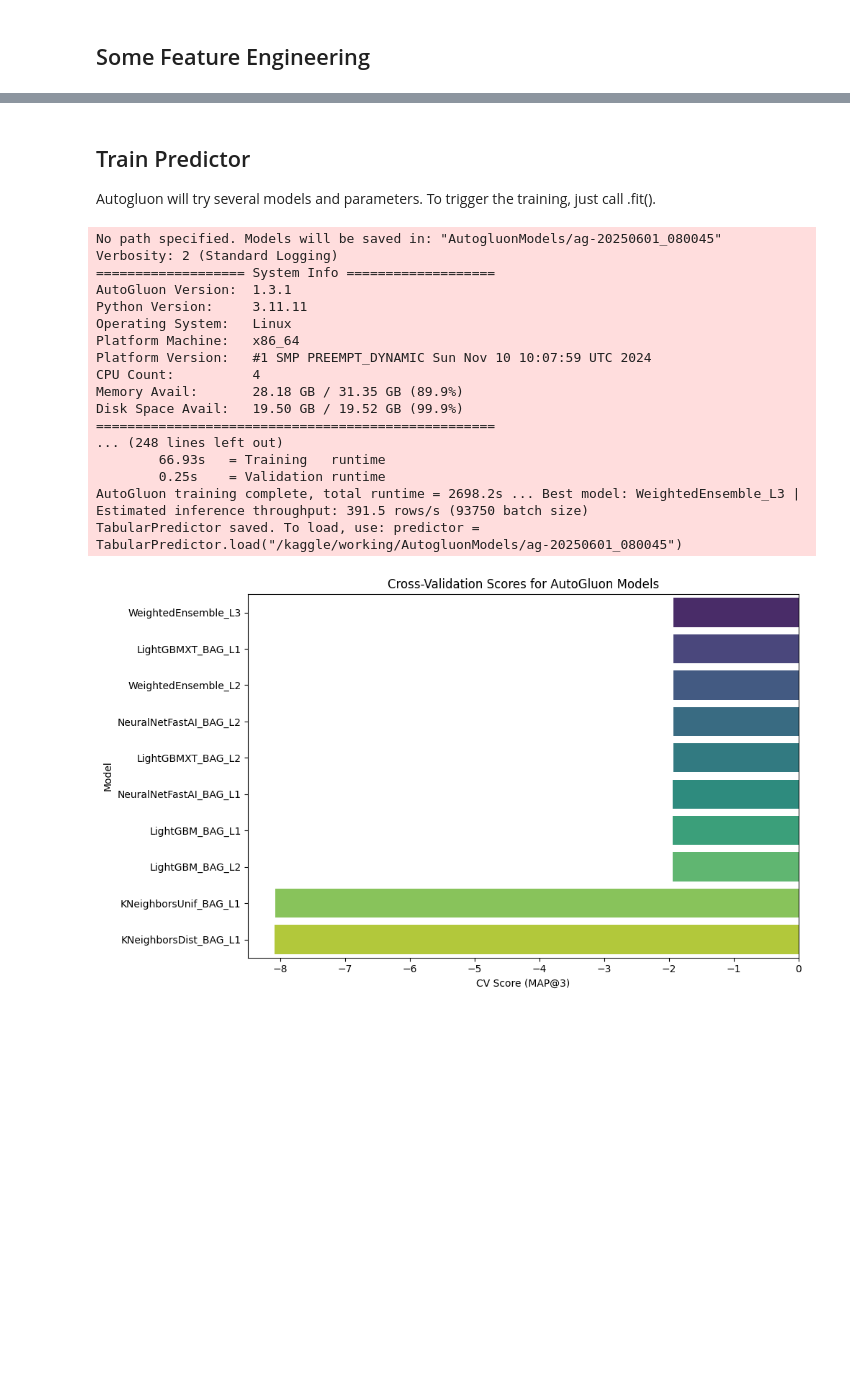
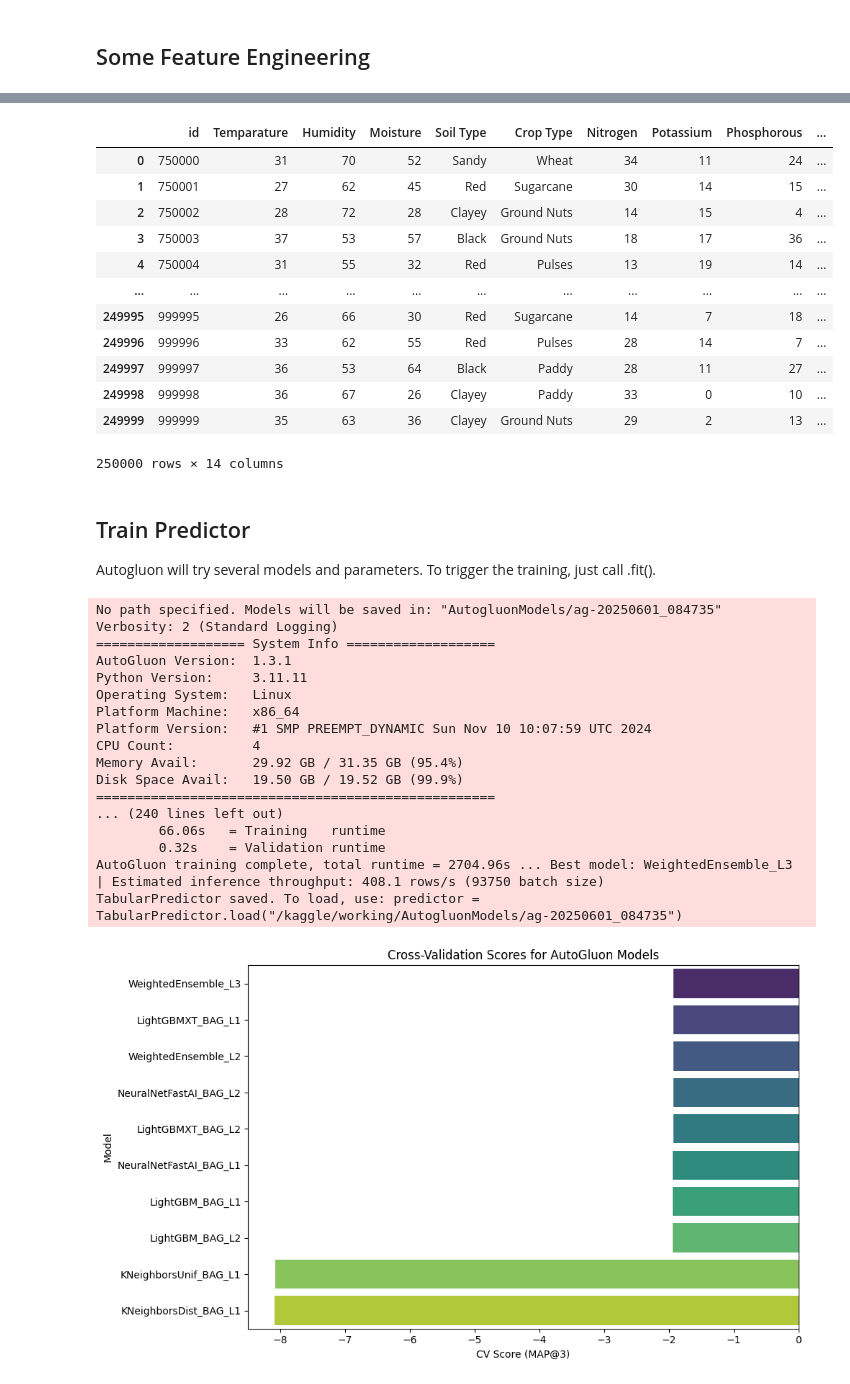
Before and after one commit to dalloliogm/humboldt_and_gauss, a Jupyter notebook: autogluon-approach.ipynb, the cells around one changed output, grey strips where cells are left out. Cells and saved outputs as stored; diff of their text form; code cells hidden in the pictures; blank space fills up the shorter version.

```diff
--- a/autogluon-approach.ipynb
+++ b/autogluon-approach.ipynb
@@ -111,3 +141,19 @@ test['Crop_Temp_bin'] = test['Crop Type'] + '_' + test['Temp_bin'].astype(str)
+# %%
+X_test
+# %% [output]
+|  | id | Temparature | Humidity | Moisture | Soil Type | Crop Type | Nitrogen | Potassium | Phosphorous | ... |
+| 0 | 750000 | 31 | 70 | 52 | Sandy | Wheat | 34 | 11 | 24 | ... |
+| 1 | 750001 | 27 | 62 | 45 | Red | Sugarcane | 30 | 14 | 15 | ... |
+| 2 | 750002 | 28 | 72 | 28 | Clayey | Ground Nuts | 14 | 15 | 4 | ... |
+| 3 | 750003 | 37 | 53 | 57 | Black | Ground Nuts | 18 | 17 | 36 | ... |
+| 4 | 750004 | 31 | 55 | 32 | Red | Pulses | 13 | 19 | 14 | ... |
+| ... | ... | ... | ... | ... | ... | ... | ... | ... | ... | ... |
+| 249995 | 999995 | 26 | 66 | 30 | Red | Sugarcane | 14 | 7 | 18 | ... |
+| 249996 | 999996 | 33 | 62 | 55 | Red | Pulses | 28 | 14 | 7 | ... |
+| 249997 | 999997 | 36 | 53 | 64 | Black | Paddy | 28 | 11 | 27 | ... |
+| 249998 | 999998 | 36 | 67 | 26 | Clayey | Paddy | 33 | 0 | 10 | ... |
+| 249999 | 999999 | 35 | 63 | 36 | Clayey | Ground Nuts | 29 | 2 | 13 | ... |
+250000 rows × 14 columns
 # %% [markdown]
 ## Train Predictor
 
@@ -117,11 +163,11 @@ label = 'Fertilizer Name'
 predictor = TabularPredictor(label="Fertilizer Name",
                             eval_metric="log_loss").\
                 fit(
-                            train,
+                            X_train,
                             presets=config["autogluon_presets"],
                             time_limit=config["autogluon_time"])
 # %% [output]
-No path specified. Models will be saved in: "AutogluonModels/ag-20250601_080045"
+No path specified. Models will be saved in: "AutogluonModels/ag-20250601_084735"
 Verbosity: 2 (Standard Logging)
 =================== System Info ===================
 AutoGluon Version:  1.3.1
@@ -130,12 +176,12 @@ Operating System:   Linux
 Platform Machine:   x86_64
 Platform Version:   #1 SMP PREEMPT_DYNAMIC Sun Nov 10 10:07:59 UTC 2024
 CPU Count:          4
-Memory Avail:       28.18 GB / 31.35 GB (89.9%)
+Memory Avail:       29.92 GB / 31.35 GB (95.4%)
 Disk Space Avail:   19.50 GB / 19.52 GB (99.9%)
 ===================================================
-... (248 lines left out)
-        66.93s   = Training   runtime
-        0.25s    = Validation runtime
-AutoGluon training complete, total runtime = 2698.2s ... Best model: WeightedEnsemble_L3 | Estimated inference throughput: 391.5 rows/s (93750 batch size)
-TabularPredictor saved. To load, use: predictor = TabularPredictor.load("/kaggle/working/AutogluonModels/ag-20250601_080045")
+... (240 lines left out)
+        66.06s   = Training   runtime
+        0.32s    = Validation runtime
+AutoGluon training complete, total runtime = 2704.96s ... Best model: WeightedEnsemble_L3 | Estimated inference throughput: 408.1 rows/s (93750 batch size)
+TabularPredictor saved. To load, use: predictor = TabularPredictor.load("/kaggle/working/AutogluonModels/ag-20250601_084735")
 # %%
```
Also changed, not shown: parts of 17 cells of this notebook.
